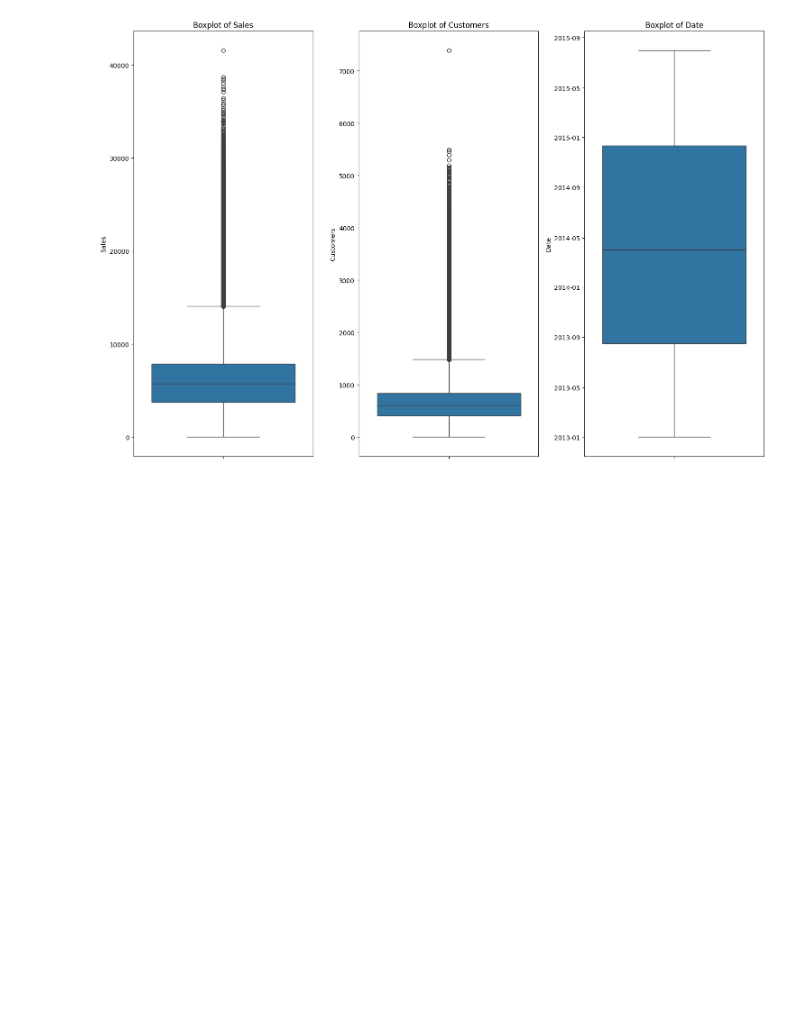
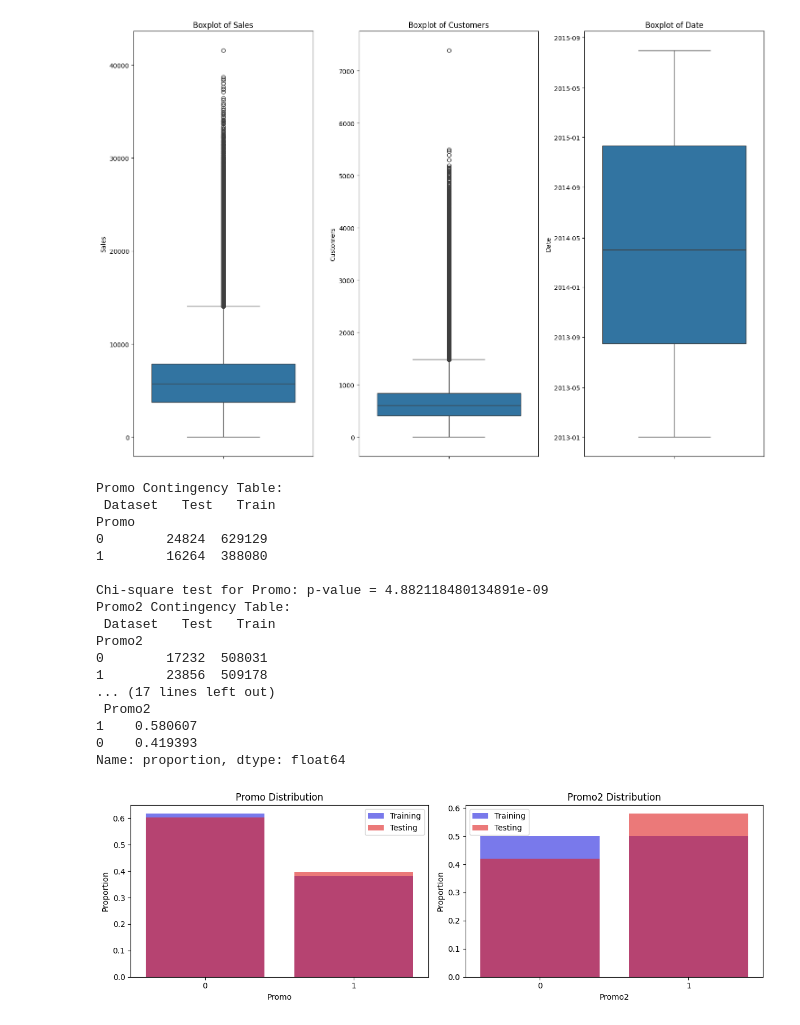
Before and after one commit to ab3lT/10-Academy-Week-4, a Jupyter notebook: notebook/eda.ipynb, the cells around one changed output. Saved outputs shown, nothing was run; the diff lists cells and outputs as text; code cells hidden in the pictures; blank space fills up the shorter version.

Commit message:
Implement new data visualization functions to support enhanced analysis

```diff
--- a/notebook/eda.ipynb
+++ b/notebook/eda.ipynb
@@ -190,3 +190,30 @@ plt.tight_layout()
 plt.show()
 # %% [output]
 [figure]
+# %%
+# Import the Analyzer class
+from data_visualization import Visualyzer
+# Create instance of EDAnalyzer
+vlyr = Visualyzer(train_data, test_data)
+# %%
+# Check the distributions
+vlyr.check_promotion_distribution()
+# %% [output]
+Promo Contingency Table:
+ Dataset   Test   Train
+Promo
+0        24824  629129
+1        16264  388080
+
+Chi-square test for Promo: p-value = 4.882118480134891e-09
+Promo2 Contingency Table:
+ Dataset   Test   Train
+Promo2
+0        17232  508031
+1        23856  509178
+... (17 lines left out)
+ Promo2
+1    0.580607
+0    0.419393
+Name: proportion, dtype: float64
+[figure, added]
```
Also changed, not shown: parts of 3 cells of this notebook.
